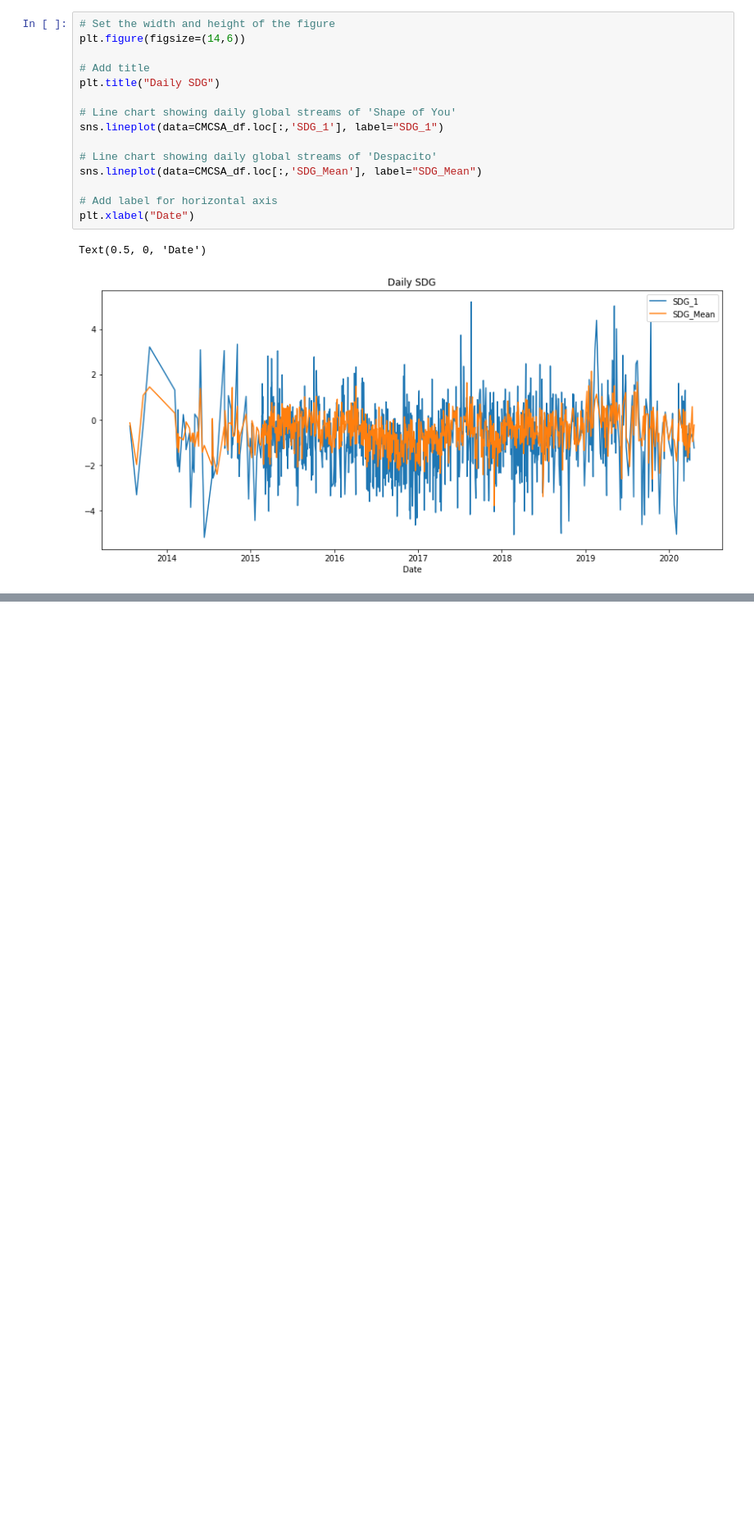
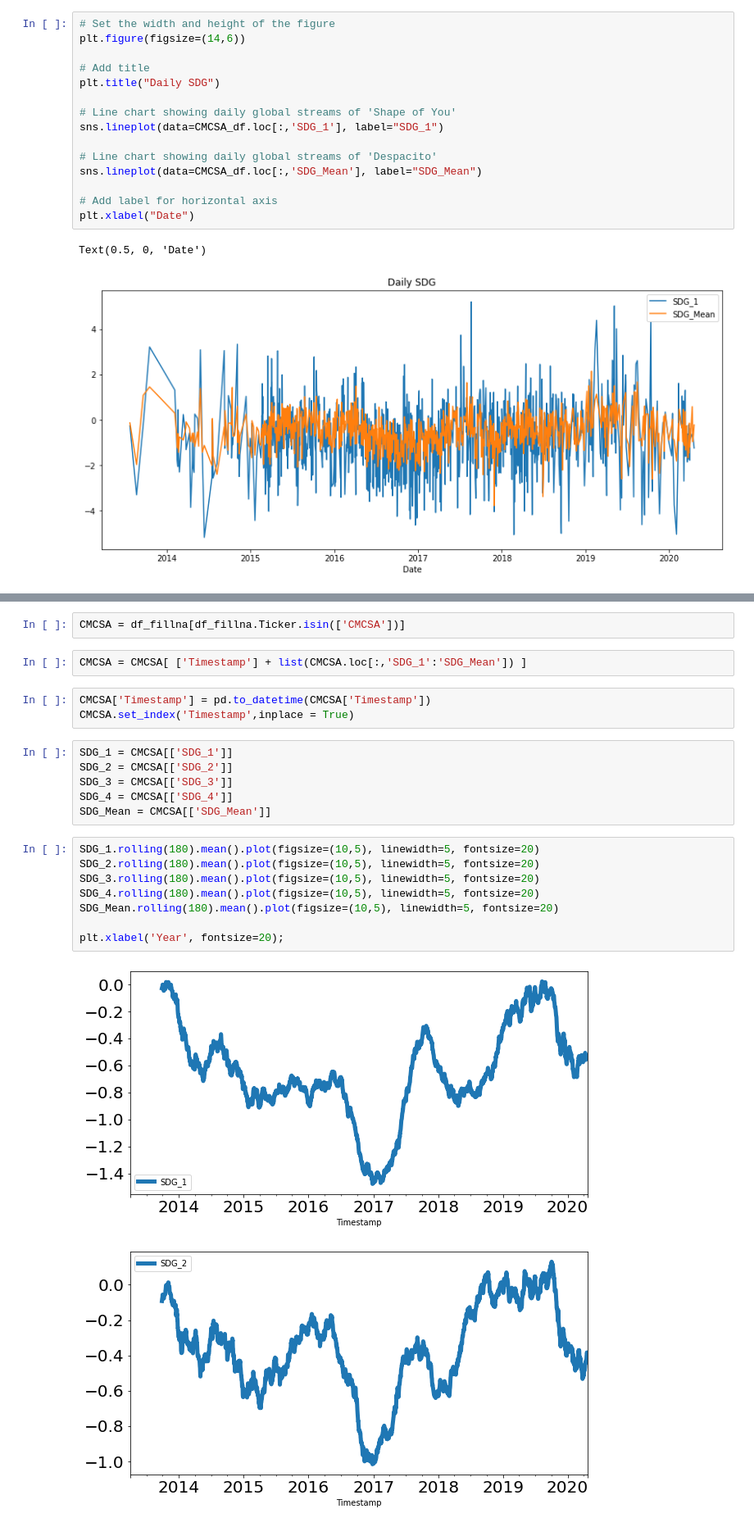
Before and after one commit to SavannahY/Global-A.I.-Data-Science, a Jupyter notebook: SDG.ipynb, the cells around one changed output, grey strips where cells are left out. Shown at 82% size. Cells and saved outputs as stored; diff of their text form; blank space fills up the shorter version.

```diff
--- a/SDG.ipynb
+++ b/SDG.ipynb
@@ -407,0 +496,24 @@ Text(0.5, 0, 'Date')
+# %%
+CMCSA = df_fillna[df_fillna.Ticker.isin(['CMCSA'])]
+# %%
+CMCSA = CMCSA[ ['Timestamp'] + list(CMCSA.loc[:,'SDG_1':'SDG_Mean']) ]
+# %%
+CMCSA['Timestamp'] = pd.to_datetime(CMCSA['Timestamp'])
+CMCSA.set_index('Timestamp',inplace = True)
+# %%
+SDG_1 = CMCSA[['SDG_1']]
+SDG_2 = CMCSA[['SDG_2']]
+SDG_3 = CMCSA[['SDG_3']]
+SDG_4 = CMCSA[['SDG_4']]
+SDG_Mean = CMCSA[['SDG_Mean']]
+# %%
+SDG_1.rolling(180).mean().plot(figsize=(10,5), linewidth=5, fontsize=20)
+SDG_2.rolling(180).mean().plot(figsize=(10,5), linewidth=5, fontsize=20)
+SDG_3.rolling(180).mean().plot(figsize=(10,5), linewidth=5, fontsize=20)
+SDG_4.rolling(180).mean().plot(figsize=(10,5), linewidth=5, fontsize=20)
+SDG_Mean.rolling(180).mean().plot(figsize=(10,5), linewidth=5, fontsize=20)
+
+plt.xlabel('Year', fontsize=20);
+# %% [output]
+[figure, added]
+[figure, added]
```
Also changed, not shown: parts of 60 cells of this notebook.
